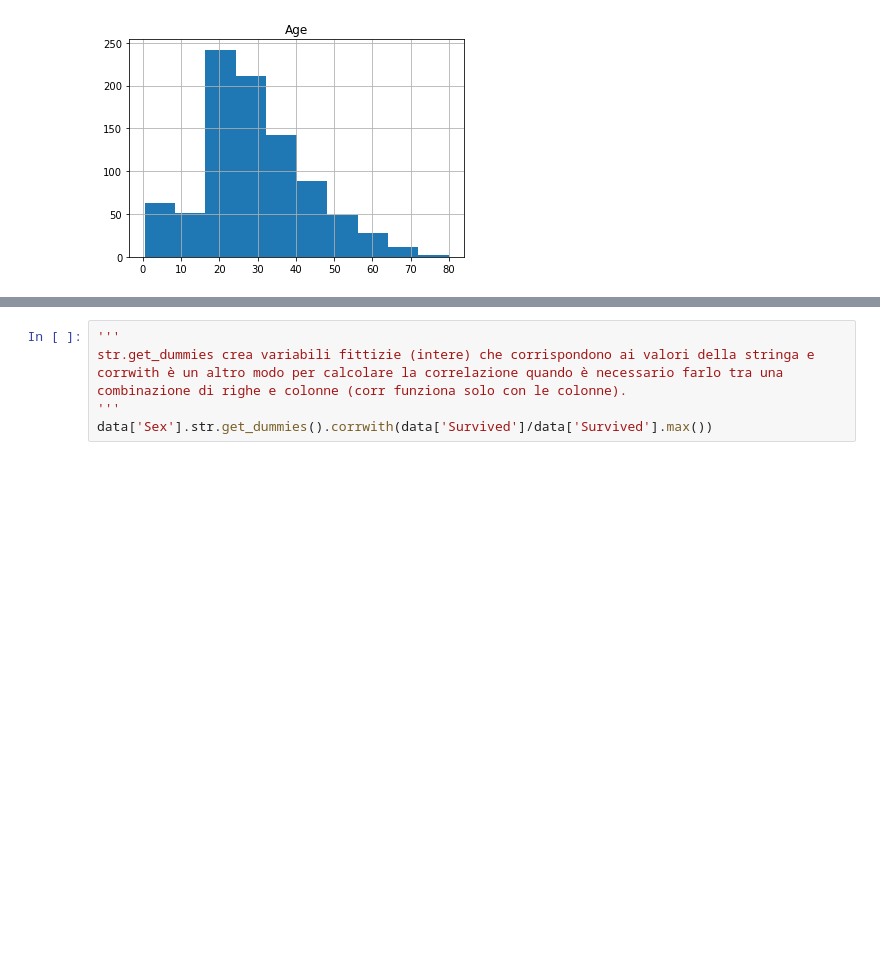
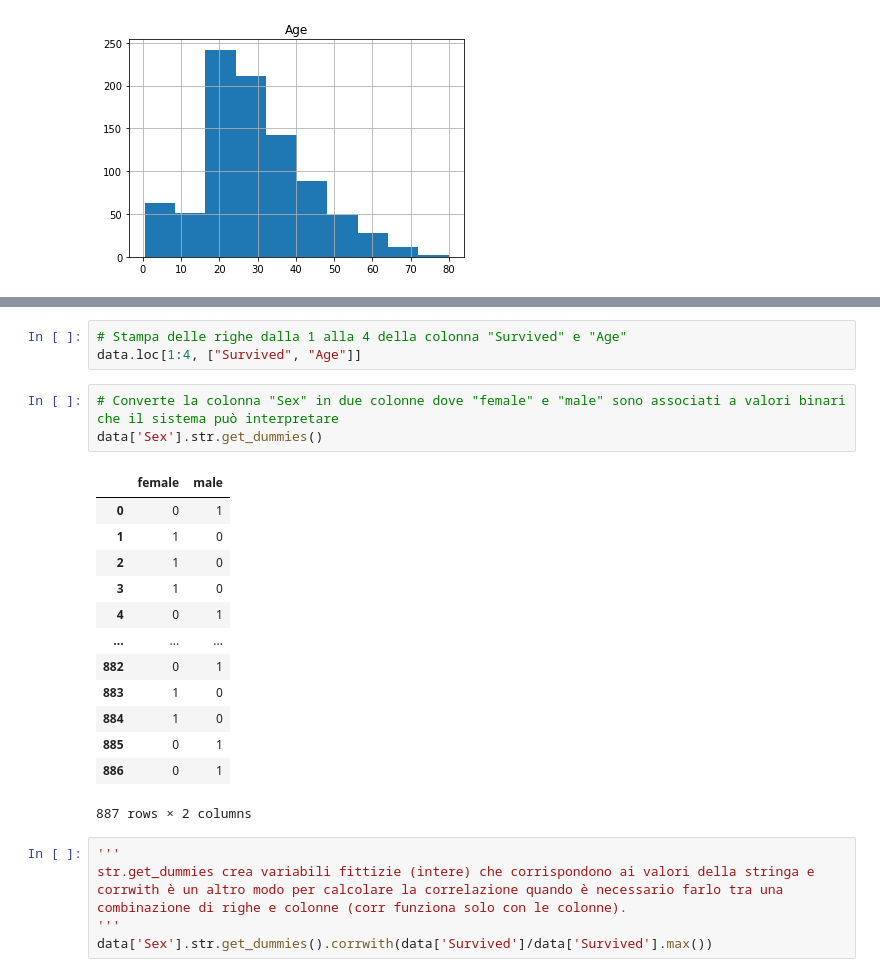
Before and after one commit to serenasensini/Apogeo-Programmare-con-Python---Iniziare-Bene2021, a Jupyter notebook: lesson#9/Caso di studio - Titanic.ipynb, the cells around one changed output, grey strips where cells are left out. Saved outputs shown, nothing was run; the diff lists cells and outputs as text; blank space fills up the shorter version.

```diff
--- a/lesson#9/Caso di studio - Titanic.ipynb
+++ b/lesson#9/Caso di studio - Titanic.ipynb
@@ -64,5 +73,25 @@ data['Survived'].corr(data['Age'])
 # %% [output]
 -0.059665126330250055
+# %%
+# Stampa delle righe dalla 1 alla 4 della colonna "Survived" e "Age"
+data.loc[1:4, ["Survived", "Age"]]
+# %%
+# Converte la colonna "Sex" in due colonne dove "female" e "male" sono associati a valori binari che il sistema può interpretare
+data['Sex'].str.get_dummies()
+# %% [output]
+|  | female | male |
+| 0 | 0 | 1 |
+| 1 | 1 | 0 |
+| 2 | 1 | 0 |
+| 3 | 1 | 0 |
+| 4 | 0 | 1 |
+| ... | ... | ... |
+| 882 | 0 | 1 |
+| 883 | 1 | 0 |
+| 884 | 1 | 0 |
+| 885 | 0 | 1 |
+| 886 | 0 | 1 |
+887 rows × 2 columns
 # %%
 '''
 str.get_dummies crea variabili fittizie (intere) che corrispondono ai valori della stringa e corrwith è un altro modo per calcolare la correlazione quando è necessario farlo tra una combinazione di righe e colonne (corr funziona solo con le colonne).
```
Also changed, not shown: parts of 6 cells of this notebook, 9 other files.
